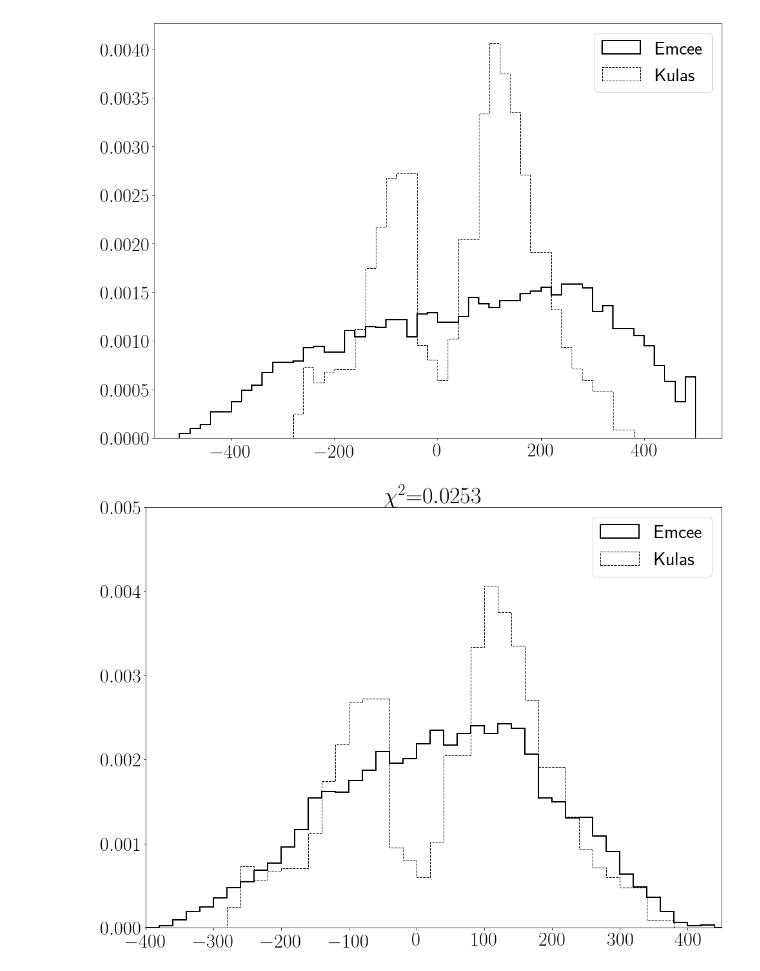
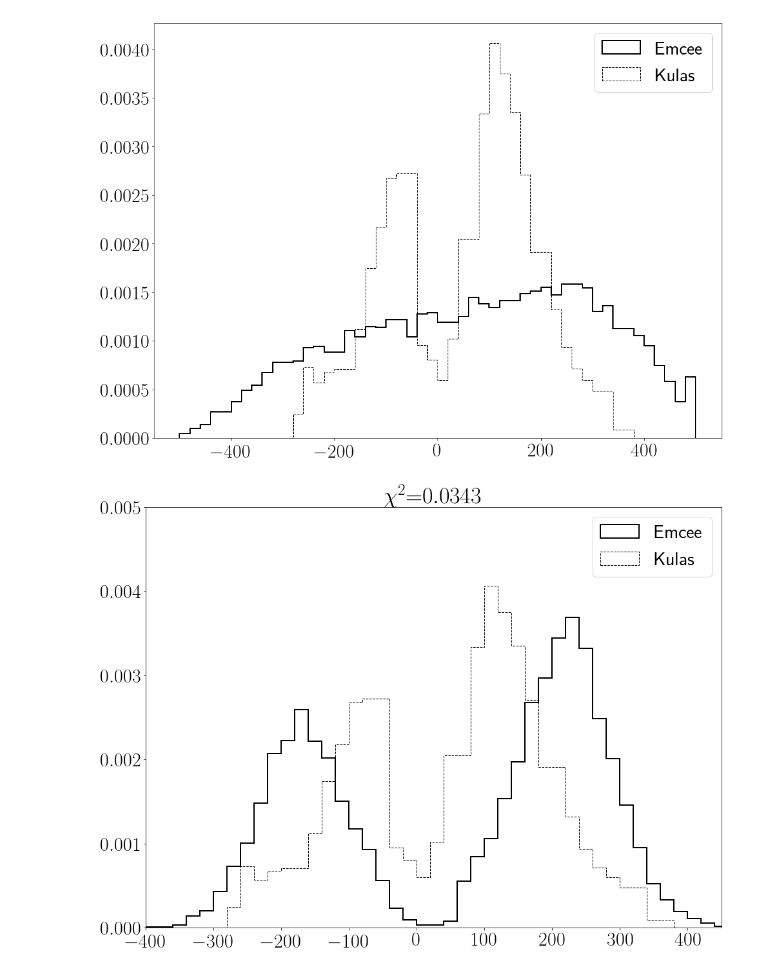
Before and after one commit to astroandes/CLARA_RotationOutflows, a Jupyter notebook: plots/paper/discussion_fit.ipynb, the cells around one changed output. Saved outputs shown, nothing was run; the diff lists cells and outputs as text; code cells hidden in the pictures.

```diff
--- a/plots/paper/discussion_fit.ipynb
+++ b/plots/paper/discussion_fit.ipynb
@@ -167,9 +167,9 @@ def plot_spectra(x_m, y_m, x_d, y_d, alpha=1.0, lw=2, fn="fit_emcee.png", xlims=
 
     b = len(x_m)
     plt.figure(figsize=(16,12))
-    plt.hist(x_d, weights=y_fw, histtype='step', fill=False, normed=True,
+    plt.hist(x_d, weights=y_fw, histtype='step', fill=False,
              color='black', linewidth=lw, bins=b, alpha=alpha, label='Emcee')
-    plt.hist(x_d, weights=y_d, histtype='step', fill=False, normed=True,
+    plt.hist(x_d, weights=y_d, histtype='step', fill=False,
              color='black', linewidth=1, bins=b, linestyle='--', label='Kulas')
     plt.legend()
     if xlims is not None:
@@ -280,14 +283,14 @@ plot_spectra(x_7, y_7, x_d, y_d, fn="./discussion/fit_emcee_7.png")
 [figure]
 # %%
 # my plots
-vrot = vrot_6
+vrot = 0
 cos_theta = 0
-bins, y_m = model(data_6, vrot, cos_theta)
+bins, y_m = model(data_7, vrot, cos_theta)
 x_m = bins_to_x(bins)
 diff = get_difference(bins, y_m, x_d, y_d)
 chi_squared = np.sum(diff**2)
 chi_squared_title = '$\chi^2$='+'${0:.4f}$'.format(chi_squared)
-plot_spectra(x_m, y_m, x_d, y_d, fn="./discussion/fit_mines/mine_6_"+str(vrot)+"_"+str(cos_theta)+".png",
+plot_spectra(x_m, y_m, x_d, y_d, fn="./discussion/fit_mines/mine_7_"+str(vrot)+"_"+str(cos_theta)+".png",
              xlims=[-400,450], ylims=[0,0.005], title=chi_squared_title)
 # %% [output]
-[figure, old version]
+[figure, new version]
```
Also changed, not shown: parts of 4 cells of this notebook, 6 other files.
